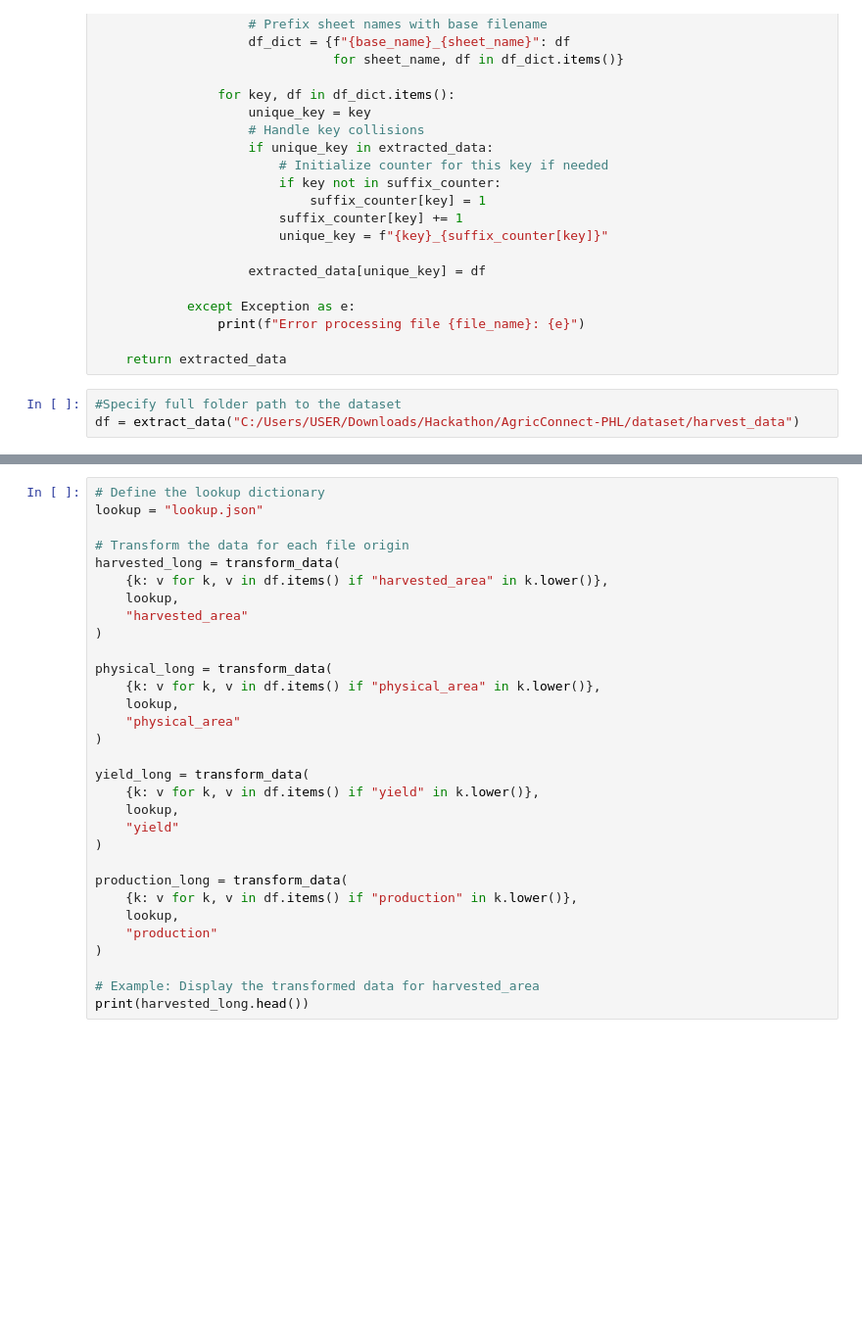
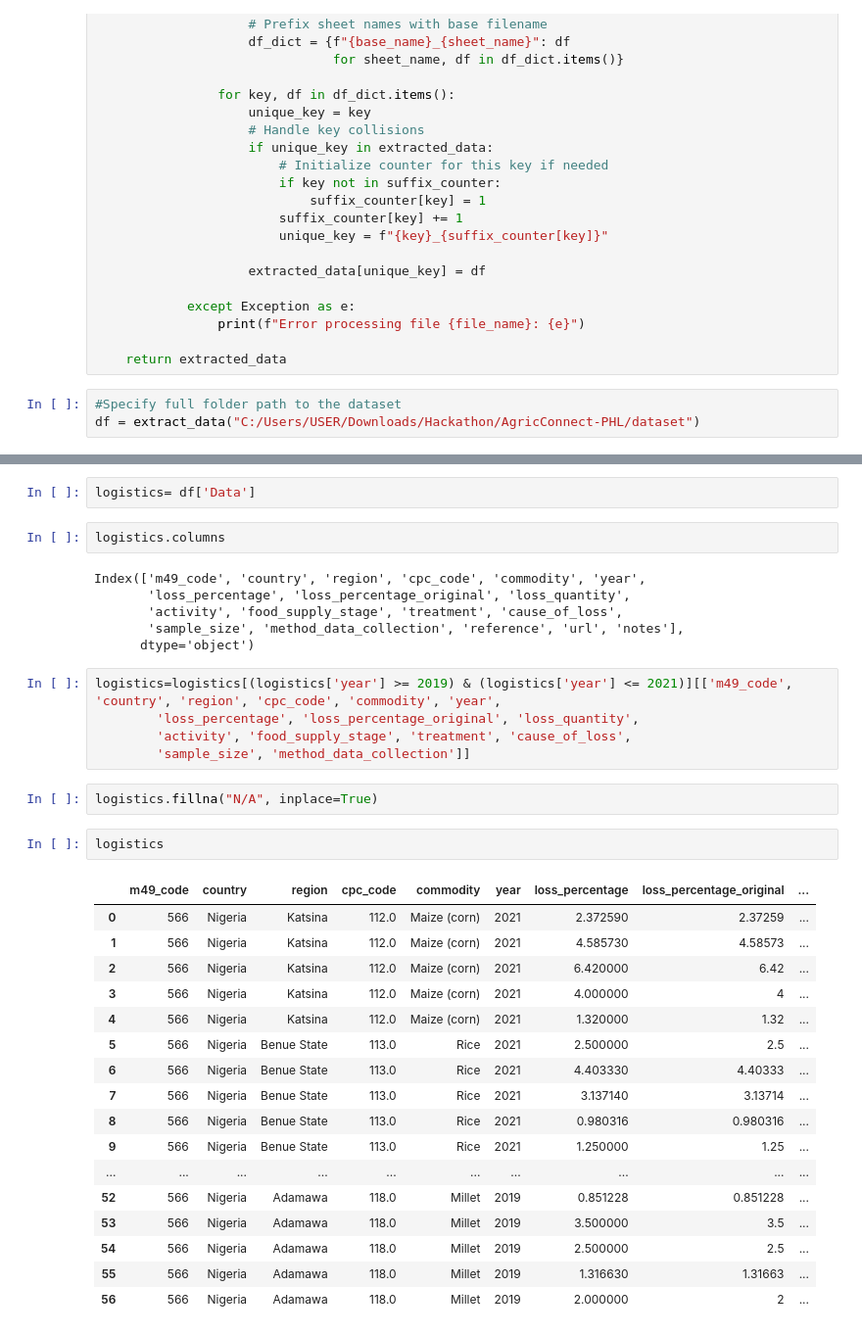
Before and after one commit to VictorThrive/AgricConnect-PHL, a Jupyter notebook: clean/clean.ipynb, the cells around one changed output, grey strips where cells are left out. Shown at 98% size. Cells and saved outputs as stored; diff of their text form; blank space fills up the shorter version.

Commit message:
included new set of datasets and did cleaning for some dataset

```diff
--- a/clean/clean.ipynb
+++ b/clean/clean.ipynb
@@ -42,7 +181,7 @@ def extract_data(folder_path):
     return extracted_data
 # %%
 #Specify full folder path to the dataset
-df = extract_data("C:/Users/USER/Downloads/Hackathon/AgricConnect-PHL/dataset/harvest_data")
+df = extract_data("C:/Users/USER/Downloads/Hackathon/AgricConnect-PHL/dataset")
 # %%
 df.keys()
 # %% [output]
@@ -155,31 +189,37 @@ def transform_data(sheets_dict: dict[pd.DataFrame],
-# %%
-# Define the lookup dictionary
-lookup = "lookup.json"
-
-# Transform the data for each file origin
-harvested_long = transform_data(
-    {k: v for k, v in df.items() if "harvested_area" in k.lower()},
-    lookup,
-    "harvested_area"
-)
-
-physical_long = transform_data(
-    {k: v for k, v in df.items() if "physical_area" in k.lower()},
-    lookup,
-    "physical_area"
-)
-
-yield_long = transform_data(
-    {k: v for k, v in df.items() if "yield" in k.lower()},
-    lookup,
-    "yield"
-)
-
-production_long = transform_data(
-    {k: v for k, v in df.items() if "production" in k.lower()},
-    lookup,
-    "production"
-)
-
-# Example: Display the transformed data for harvested_area
-print(harvested_long.head())
+# %%
+logistics= df['Data']
+# %%
+logistics.columns
+# %% [output]
+Index(['m49_code', 'country', 'region', 'cpc_code', 'commodity', 'year',
+       'loss_percentage', 'loss_percentage_original', 'loss_quantity',
+       'activity', 'food_supply_stage', 'treatment', 'cause_of_loss',
+       'sample_size', 'method_data_collection', 'reference', 'url', 'notes'],
+      dtype='object')
+# %%
+logistics=logistics[(logistics['year'] >= 2019) & (logistics['year'] <= 2021)][['m49_code', 'country', 'region', 'cpc_code', 'commodity', 'year',
+        'loss_percentage', 'loss_percentage_original', 'loss_quantity',
+        'activity', 'food_supply_stage', 'treatment', 'cause_of_loss',
+        'sample_size', 'method_data_collection']]
+# %%
+logistics.fillna("N/A", inplace=True)
+# %%
+logistics
+# %% [output]
+|  | m49_code | country | region | cpc_code | commodity | year | loss_percentage | loss_percentage_original | ... |
+| 0 | 566 | Nigeria | Katsina | 112.0 | Maize (corn) | 2021 | 2.372590 | 2.37259 | ... |
+| 1 | 566 | Nigeria | Katsina | 112.0 | Maize (corn) | 2021 | 4.585730 | 4.58573 | ... |
+| 2 | 566 | Nigeria | Katsina | 112.0 | Maize (corn) | 2021 | 6.420000 | 6.42 | ... |
+| 3 | 566 | Nigeria | Katsina | 112.0 | Maize (corn) | 2021 | 4.000000 | 4 | ... |
+| 4 | 566 | Nigeria | Katsina | 112.0 | Maize (corn) | 2021 | 1.320000 | 1.32 | ... |
+| 5 | 566 | Nigeria | Benue State | 113.0 | Rice | 2021 | 2.500000 | 2.5 | ... |
+| 6 | 566 | Nigeria | Benue State | 113.0 | Rice | 2021 | 4.403330 | 4.40333 | ... |
+| 7 | 566 | Nigeria | Benue State | 113.0 | Rice | 2021 | 3.137140 | 3.13714 | ... |
+| 8 | 566 | Nigeria | Benue State | 113.0 | Rice | 2021 | 0.980316 | 0.980316 | ... |
+| 9 | 566 | Nigeria | Benue State | 113.0 | Rice | 2021 | 1.250000 | 1.25 | ... |
+| ... | ... | ... | ... | ... | ... | ... | ... | ... | ... |
+| 52 | 566 | Nigeria | Adamawa | 118.0 | Millet | 2019 | 0.851228 | 0.851228 | ... |
+| 53 | 566 | Nigeria | Adamawa | 118.0 | Millet | 2019 | 3.500000 | 3.5 | ... |
+| 54 | 566 | Nigeria | Adamawa | 118.0 | Millet | 2019 | 2.500000 | 2.5 | ... |
+| 55 | 566 | Nigeria | Adamawa | 118.0 | Millet | 2019 | 1.316630 | 1.31663 | ... |
+| 56 | 566 | Nigeria | Adamawa | 118.0 | Millet | 2019 | 2.000000 | 2 | ... |
```
Also changed, not shown: parts of 9 cells of this notebook, 1 other file.
